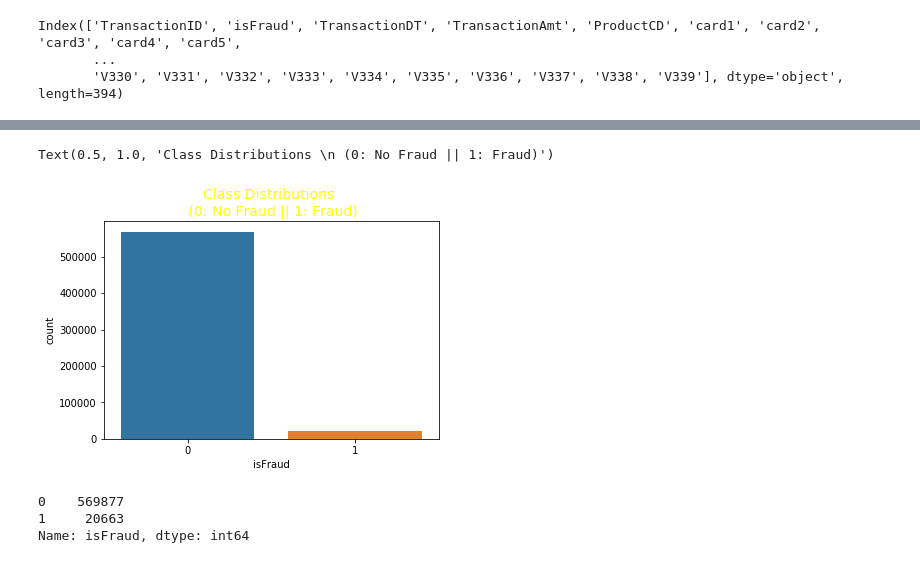
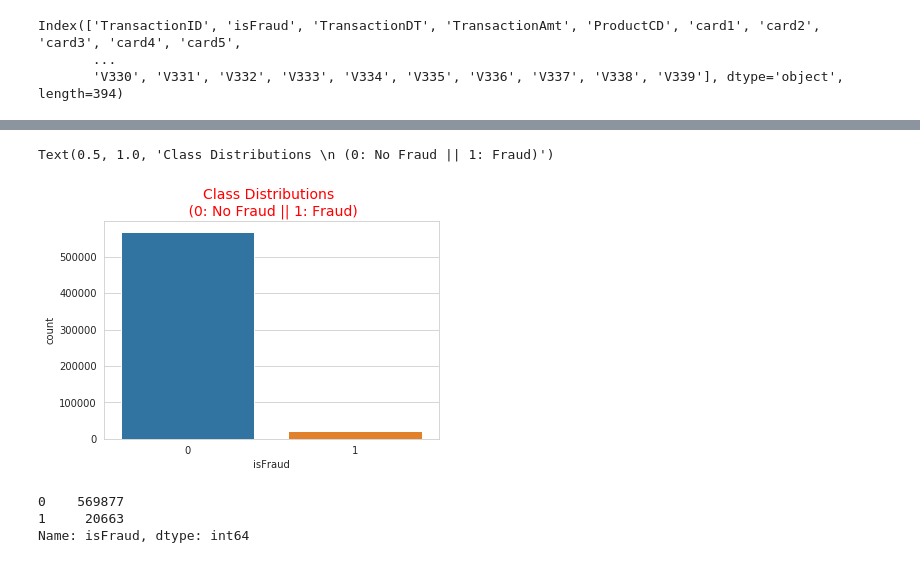
Before and after one commit to rajatdash/wip, a Jupyter notebook: project_Frauddetection_ML_10Nov2019.ipynb, the cells around one changed output, grey strips where cells are left out. Saved outputs shown, nothing was run; the diff lists cells and outputs as text; code cells hidden in the pictures.

```diff
--- a/project_Frauddetection_ML_10Nov2019.ipynb
+++ b/project_Frauddetection_ML_10Nov2019.ipynb
@@ -41,10 +38,11 @@ df.head(3)
 # %%
 ### target anlaysis
+sns.set_style('whitegrid')
 sns.countplot(df['isFraud'])
-plt.title('Class Distributions \n (0: No Fraud || 1: Fraud)', fontsize=14, color = 'yellow')
+plt.title('Class Distributions \n (0: No Fraud || 1: Fraud)', fontsize=14, color = 'red')
 # %% [output]
 Text(0.5, 1.0, 'Class Distributions \n (0: No Fraud || 1: Fraud)')
-[figure, old version]
+[figure, new version]
 # %%
 df['isFraud'].value_counts()
 # %% [output]
```
Also changed, not shown: parts of 33 cells of this notebook.
